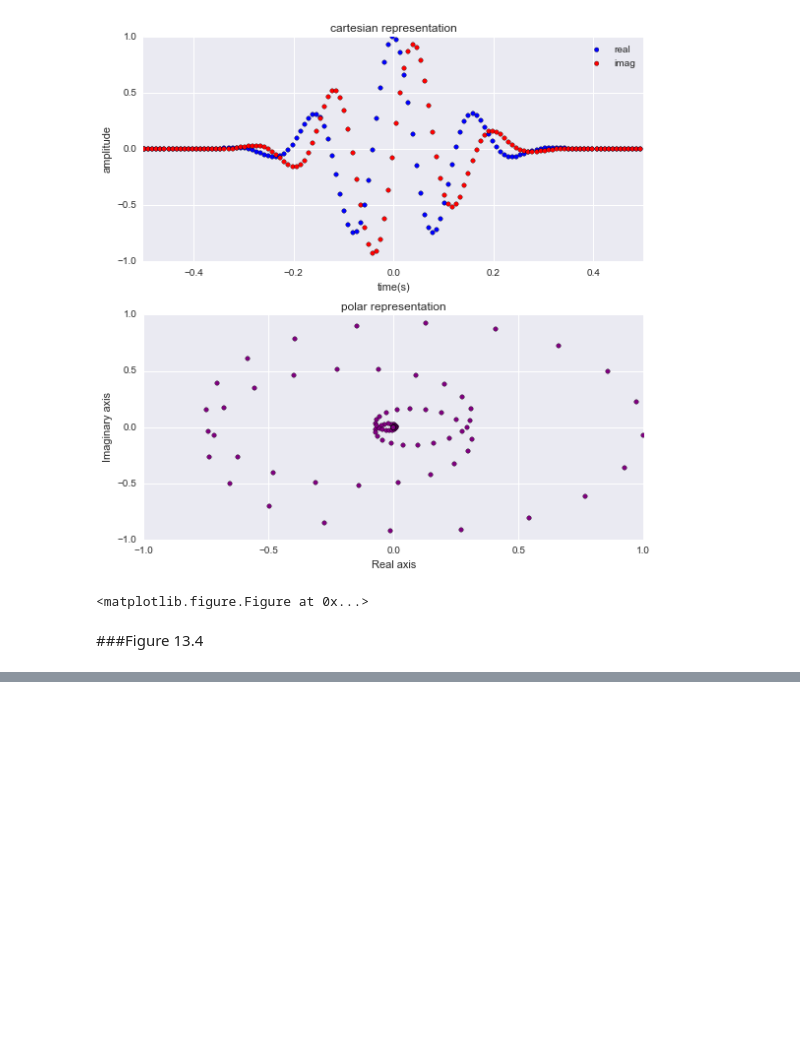
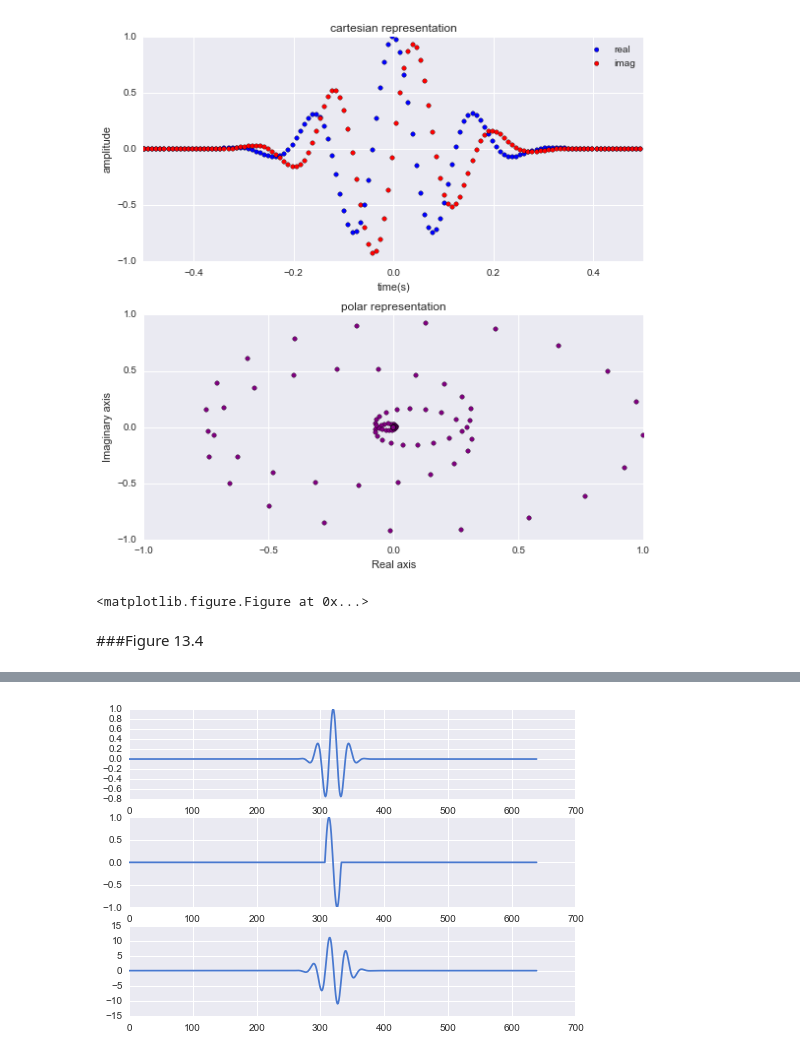
Before and after one commit to lyndond/Analyzing_Neural_Time_Series, a Jupyter notebook: chapter13.ipynb, the cells around one changed output, grey strips where cells are left out. Saved outputs shown, nothing was run; the diff lists cells and outputs as text; code cells hidden in the pictures; blank space fills up the shorter version.

```diff
--- a/chapter13.ipynb
+++ b/chapter13.ipynb
@@ -134,0 +202,32 @@ f.clear()
+# %%
+data = scipy.io.loadmat('sampleEEGdata')
+EEGdata = data["EEG"][0,0]["data"]
+EEGpnts = data["EEG"][0,0]["pnts"][0,0] #number of points in EEG data
+EEGtimes = data["EEG"][0,0]["times"][0]
+EEGsrate = float(data["EEG"][0,0]["srate"][0]) #make float for division purposes later
+EEGtrials = data["EEG"][0,0]["trials"][0,0]
+# %%
+time = np.arange( -1*EEGpnts/EEGsrate/2., EEGpnts/EEGsrate/2. , 1/EEGsrate)
+f = 10. #frequency in Hz
+s = 4/(2*pi*f)
+wavelet = exp(1j*2*pi*f*time) * exp(-time **2 /(2*s**2))
+
+#signal is one sine cycle
+timeS = np.arange(0,1/f,1/EEGsrate)
+signal = sin(2*pi*f*timeS)
+
+#zero-pad the signal
+zz= np.zeros(EEGpnts/2 - len(timeS)/2)
+signal = np.concatenate([zz,signal,zz])
+
+
+plt.subplot(311)
+plt.plot(np.real(wavelet))
+
+plt.subplot(312)
+plt.plot(signal)
+
+plt.subplot(313)
+_=plt.plot(np.real(np.convolve(wavelet,signal,mode="same")))
+# %% [output]
+[figure, added]
```
Also changed, not shown: parts of 17 cells of this notebook.
